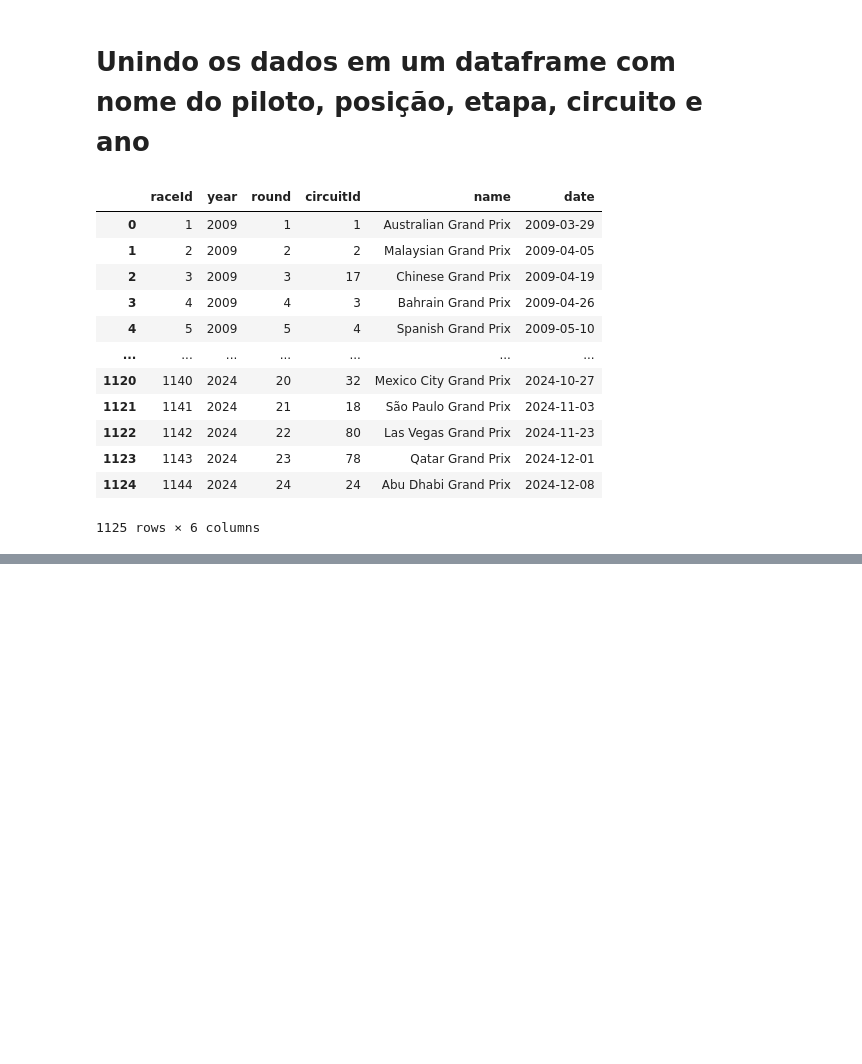
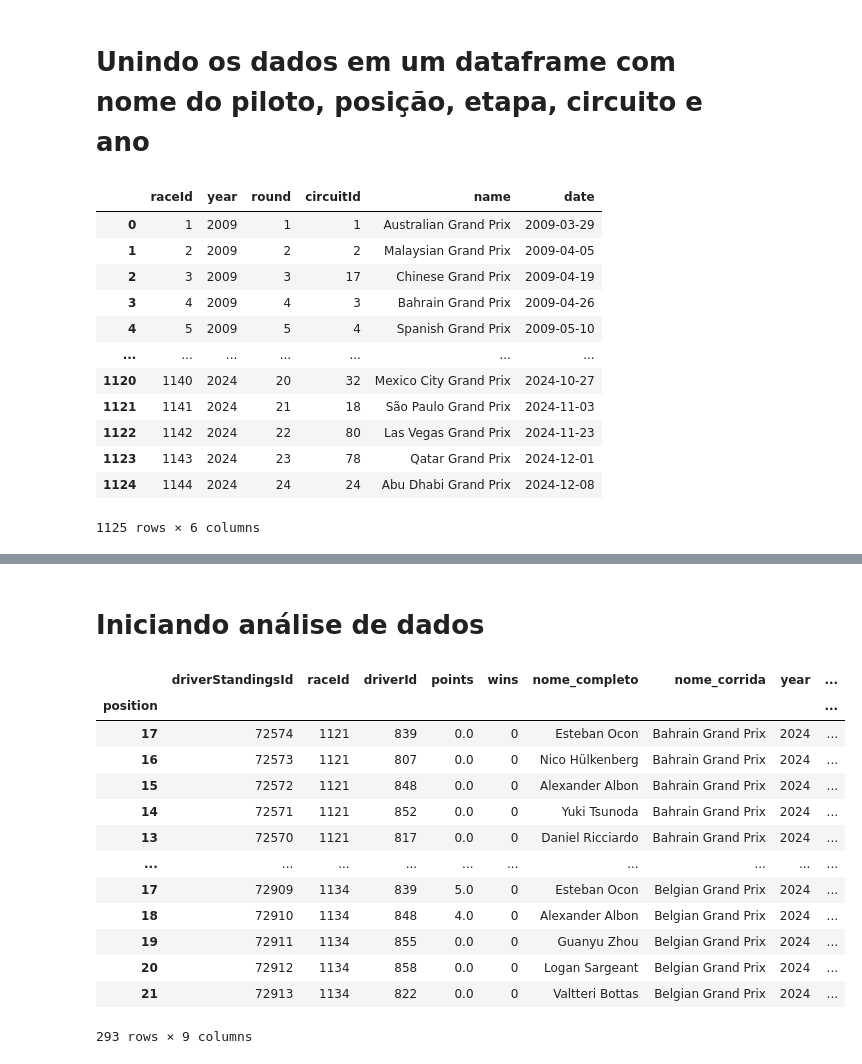
Before and after one commit to matheusfsanna/dados_f1, a Jupyter notebook: f1_stats.ipynb, the cells around one changed output, grey strips where cells are left out. Saved outputs shown, nothing was run; the diff lists cells and outputs as text; code cells hidden in the pictures; blank space fills up the shorter version.

```diff
--- a/f1_stats.ipynb
+++ b/f1_stats.ipynb
@@ -211,2 +191,22 @@ classificacao
 # %%
 classificacao.to_csv('classificacao.csv', index=False)
+# %% [markdown]
+# Iniciando análise de dados
+# %%
+classificacao_2024 = classificacao[classificacao['year'] == 2024]
+classificacao_2024
+# %% [output]
+|  | driverStandingsId | raceId | driverId | points | wins | nome_completo | nome_corrida | year | ... |
+| position |  |  |  |  |  |  |  |  | ... |
+| 17 | 72574 | 1121 | 839 | 0.0 | 0 | Esteban Ocon | Bahrain Grand Prix | 2024 | ... |
+| 16 | 72573 | 1121 | 807 | 0.0 | 0 | Nico Hülkenberg | Bahrain Grand Prix | 2024 | ... |
+| 15 | 72572 | 1121 | 848 | 0.0 | 0 | Alexander Albon | Bahrain Grand Prix | 2024 | ... |
+| 14 | 72571 | 1121 | 852 | 0.0 | 0 | Yuki Tsunoda | Bahrain Grand Prix | 2024 | ... |
+| 13 | 72570 | 1121 | 817 | 0.0 | 0 | Daniel Ricciardo | Bahrain Grand Prix | 2024 | ... |
+| ... | ... | ... | ... | ... | ... | ... | ... | ... | ... |
+| 17 | 72909 | 1134 | 839 | 5.0 | 0 | Esteban Ocon | Belgian Grand Prix | 2024 | ... |
+| 18 | 72910 | 1134 | 848 | 4.0 | 0 | Alexander Albon | Belgian Grand Prix | 2024 | ... |
+| 19 | 72911 | 1134 | 855 | 0.0 | 0 | Guanyu Zhou | Belgian Grand Prix | 2024 | ... |
+| 20 | 72912 | 1134 | 858 | 0.0 | 0 | Logan Sargeant | Belgian Grand Prix | 2024 | ... |
+| 21 | 72913 | 1134 | 822 | 0.0 | 0 | Valtteri Bottas | Belgian Grand Prix | 2024 | ... |
+293 rows × 9 columns
```
Also changed, not shown: parts of 8 cells of this notebook.
